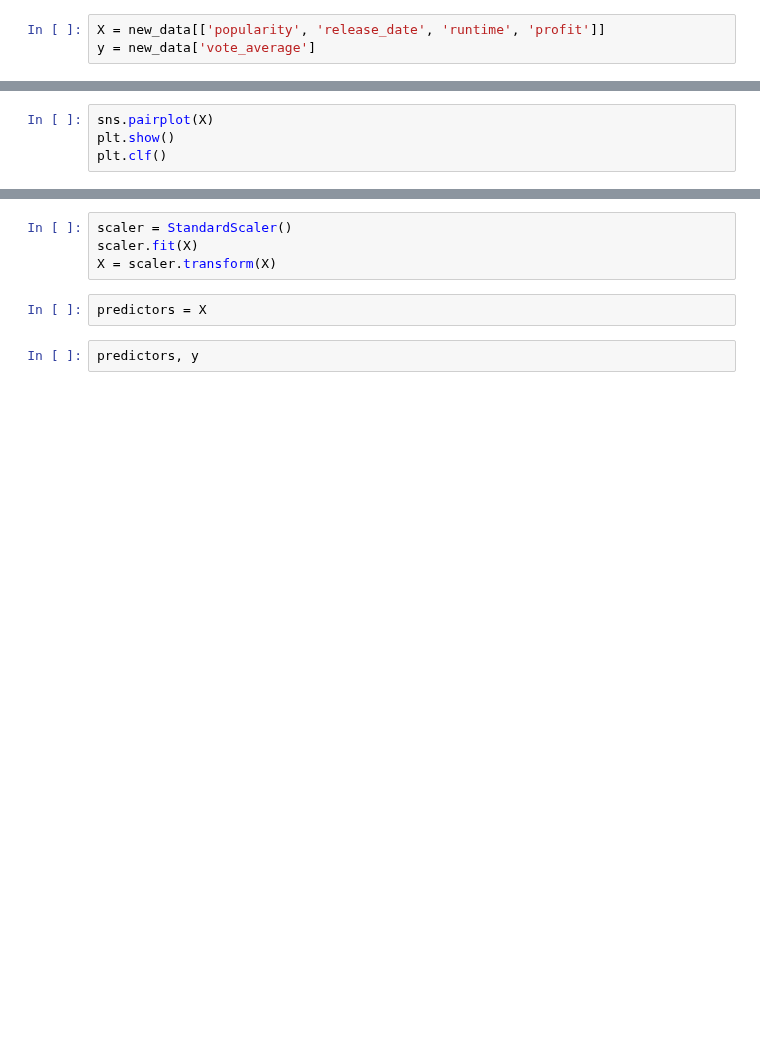
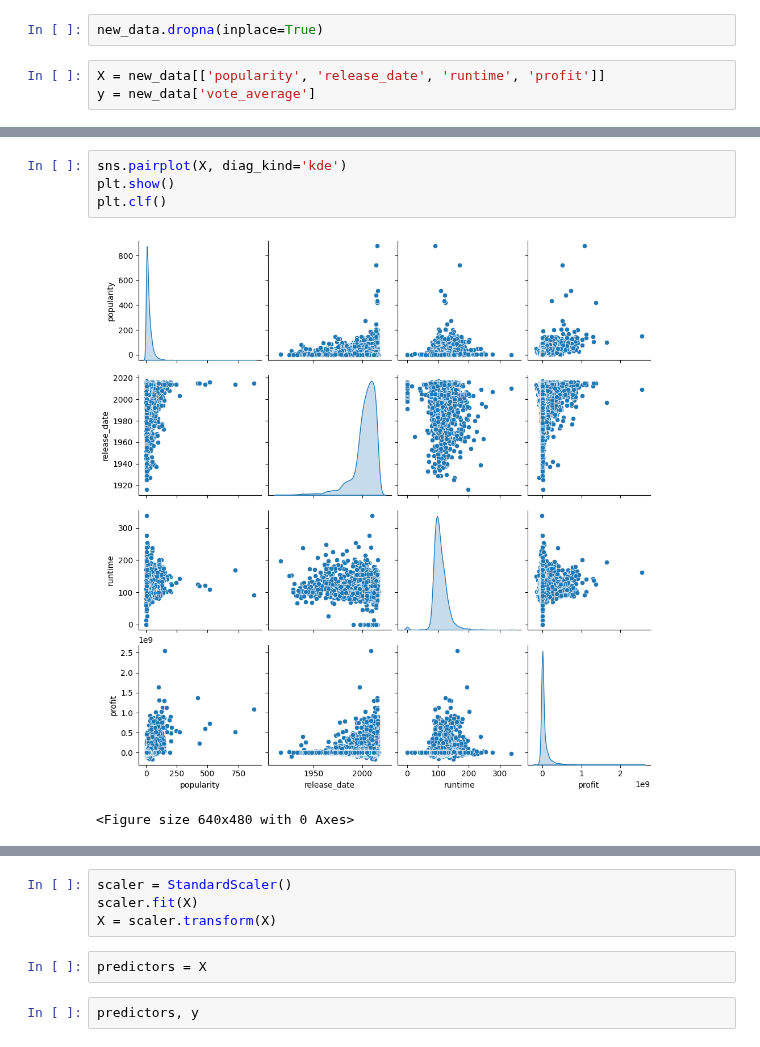
Before and after one commit to LiZoMark841619/Machine_learning, a Jupyter notebook: KNearest/NetFlix/script.ipynb, the cells around one changed output, grey strips where cells are left out. Drawn from its saved outputs; the diff is of its cells as text; blank space fills up the shorter version.

```diff
--- a/KNearest/NetFlix/script.ipynb
+++ b/KNearest/NetFlix/script.ipynb
@@ -60,3 +144,5 @@ plt.clf()
+# %%
+new_data.dropna(inplace=True)
 # %%
 X = new_data[['popularity', 'release_date', 'runtime', 'profit']]
 y = new_data['vote_average']
@@ -72,7 +177,10 @@ plt.clf()
 # %%
-sns.pairplot(X)
+sns.pairplot(X, diag_kind='kde')
 plt.show()
 plt.clf()
+# %% [output]
+[figure, added]
+<Figure size 640x480 with 0 Axes>
 # %%
 sns.boxplot(X)
 plt.show()
```
Also changed, not shown: parts of 27 cells of this notebook.
